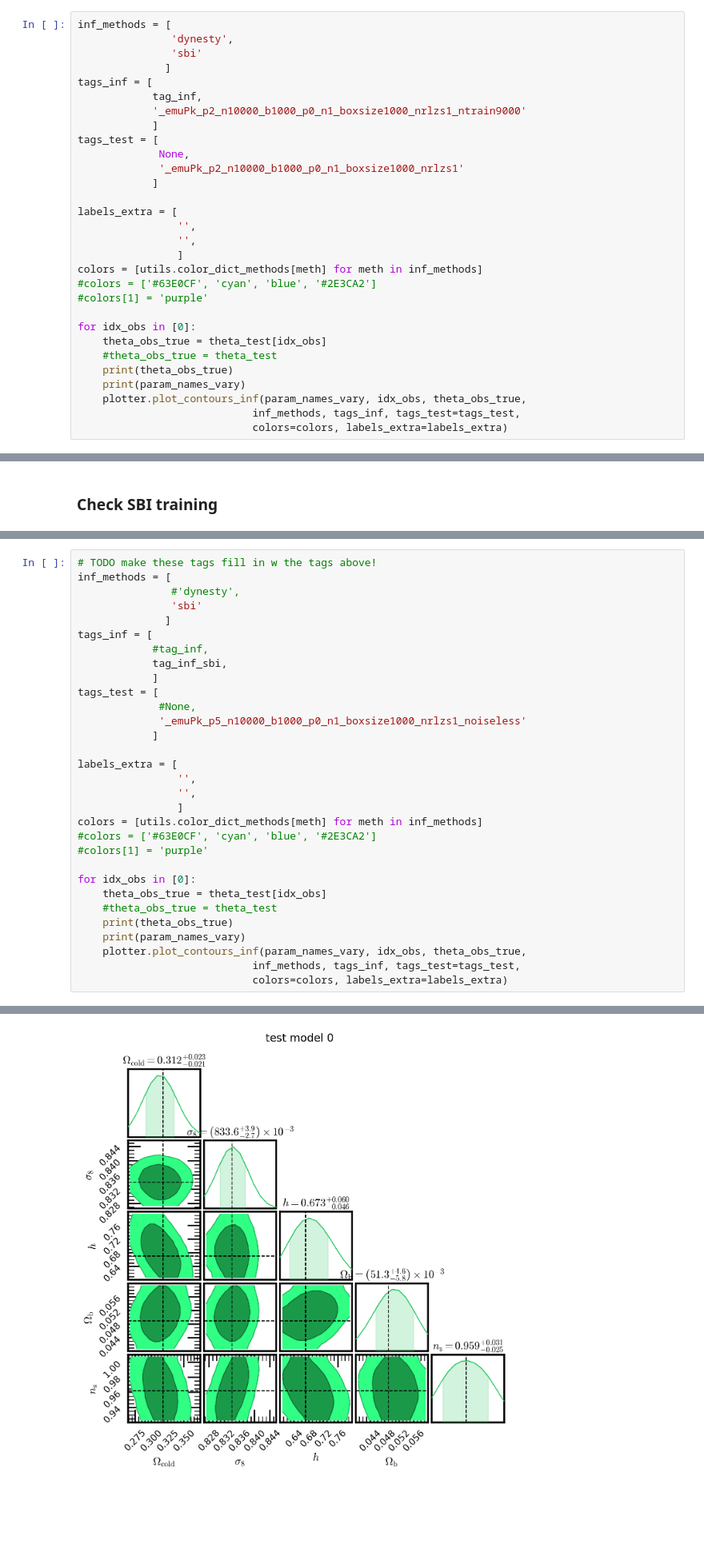
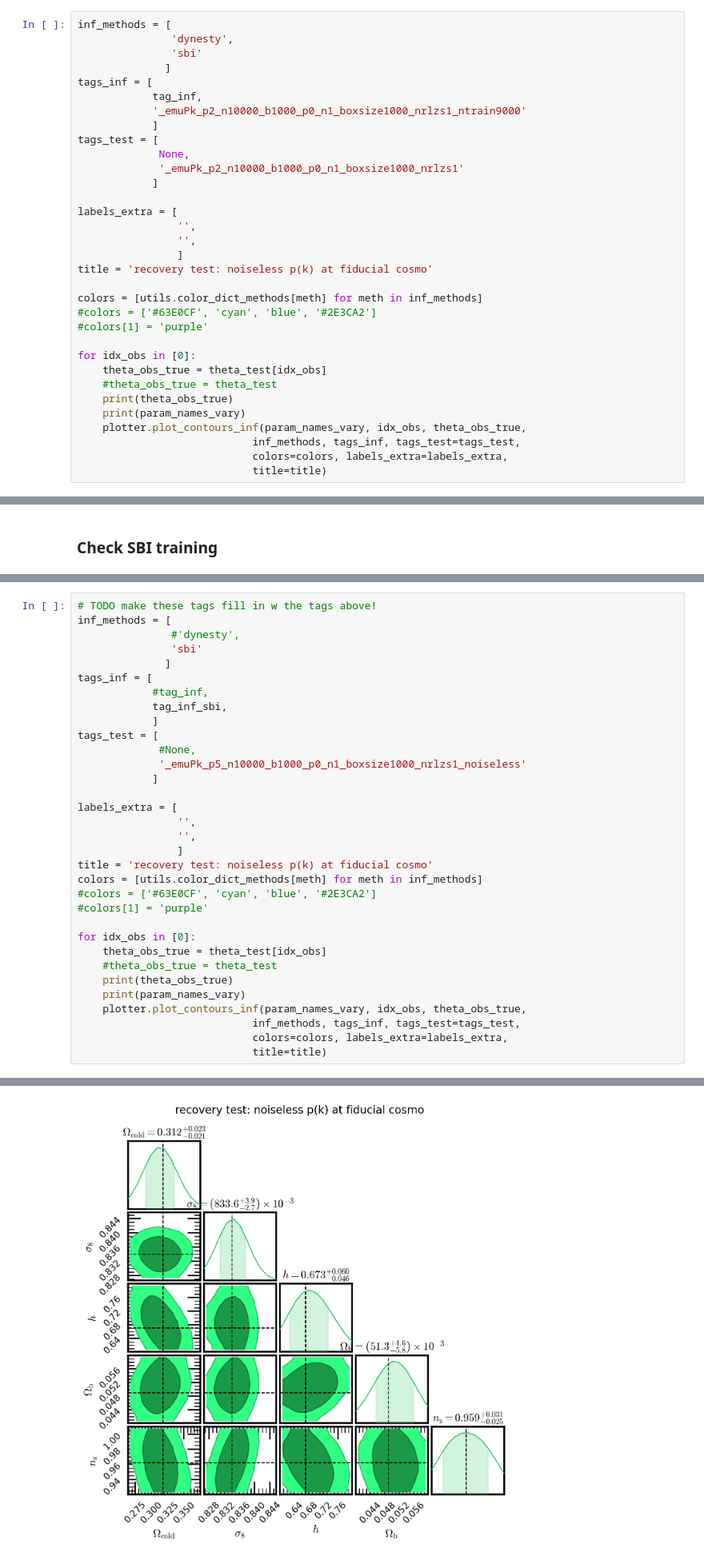
Before and after one commit to kstoreyf/muchisimocks, a Jupyter notebook: notebooks/2025-01-23_inference_emuPk.ipynb, the cells around one changed output, grey strips where cells are left out. Shown at 80% size. Drawn from its saved outputs; the diff is of its cells as text; blank space fills up the shorter version.

```diff
--- a/notebooks/2025-01-23_inference_emuPk.ipynb
+++ b/notebooks/2025-01-23_inference_emuPk.ipynb
@@ -97,6 +97,8 @@ labels_extra = [
                 '',
                 '',
                 ]
+title = 'recovery test: noiseless p(k) at fiducial cosmo'
+
 colors = [utils.color_dict_methods[meth] for meth in inf_methods]
 #colors = ['#63E0CF', 'cyan', 'blue', '#2E3CA2']
 #colors[1] = 'purple'
@@ -108,7 +110,8 @@ for idx_obs in [0]:
     print(param_names_vary)
     plotter.plot_contours_inf(param_names_vary, idx_obs, theta_obs_true,
                             inf_methods, tags_inf, tags_test=tags_test,
-                            colors=colors, labels_extra=labels_extra)
+                            colors=colors, labels_extra=labels_extra,
+                            title=title)
 # %% [output]
 [0.3175 0.834 ]
 ['omega_cold', 'sigma8_cold']
@@ -184,32 +187,34 @@ inf_methods = [
                #'dynesty',
                'sbi'
               ]
 tags_inf = [
             #tag_inf,
             tag_inf_sbi,
             ]
 tags_test = [
              #None,
              '_emuPk_p5_n10000_b1000_p0_n1_boxsize1000_nrlzs1_noiseless'
             ]
 
 labels_extra = [
                 '',
                 '',
                 ]
+title = 'recovery test: noiseless p(k) at fiducial cosmo'
 colors = [utils.color_dict_methods[meth] for meth in inf_methods]
 #colors = ['#63E0CF', 'cyan', 'blue', '#2E3CA2']
 #colors[1] = 'purple'
 
 for idx_obs in [0]:
     theta_obs_true = theta_test[idx_obs]
     #theta_obs_true = theta_test
     print(theta_obs_true)
     print(param_names_vary)
     plotter.plot_contours_inf(param_names_vary, idx_obs, theta_obs_true,
                             inf_methods, tags_inf, tags_test=tags_test,
-                            colors=colors, labels_extra=labels_extra)
+                            colors=colors, labels_extra=labels_extra,
+                            title=title)
 # %% [output]
 [0.3175 0.834  0.6711 0.049  0.9624]
 ['omega_cold', 'sigma8_cold', 'hubble', 'omega_baryon', 'ns']
-[figure, old version]
+[figure, new version]
```
Also changed, not shown: parts of 2 cells of this notebook, 1 other file.
